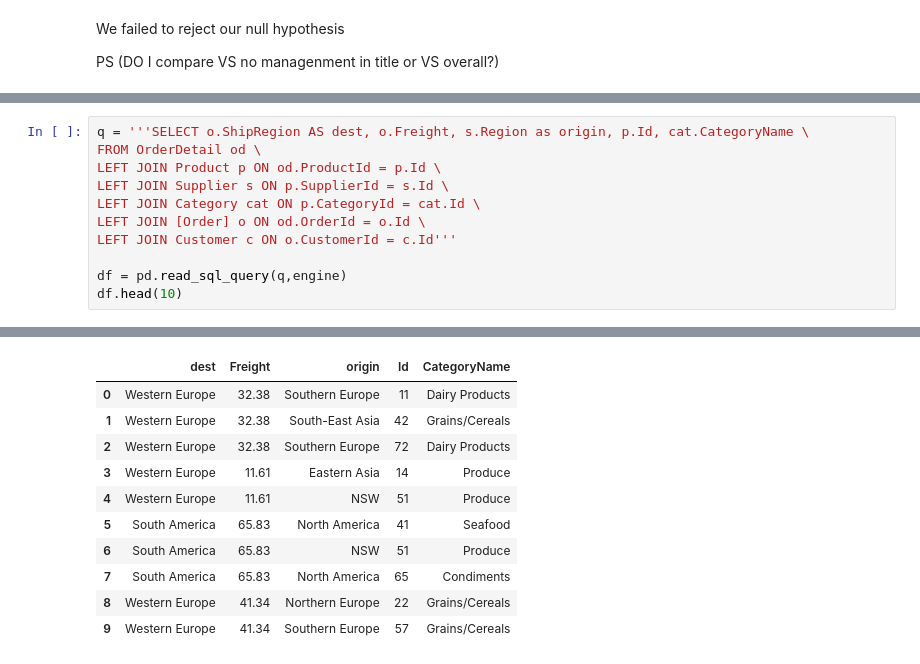
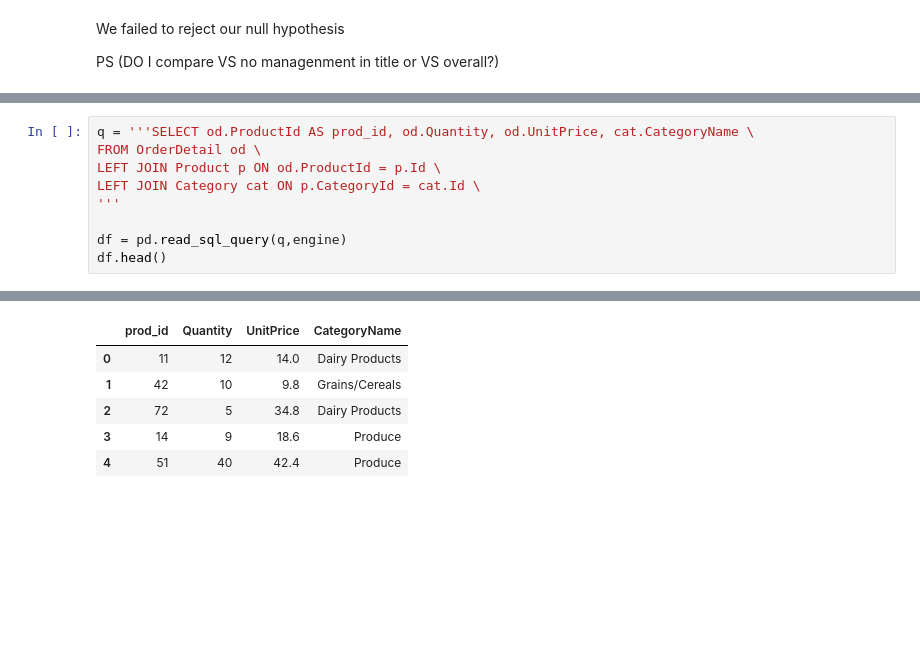
Before and after one commit to Socjon/dsc-2-final-project-online-ds-pt-100118, a Jupyter notebook: rough.ipynb, the cells around one changed output, grey strips where cells are left out. Drawn from its saved outputs; the diff is of its cells as text; blank space fills up the shorter version.

```diff
--- a/rough.ipynb
+++ b/rough.ipynb
@@ -910,12 +911,10 @@ ShipCountry     dtype: VARCHAR(8000)
 # %%
-q = '''SELECT o.ShipRegion AS dest, o.Freight, s.Region as origin, p.Id, cat.CategoryName \
+q = '''SELECT od.ProductId AS prod_id, od.Quantity, od.UnitPrice, cat.CategoryName \
 FROM OrderDetail od \
 LEFT JOIN Product p ON od.ProductId = p.Id \
-LEFT JOIN Supplier s ON p.SupplierId = s.Id \
 LEFT JOIN Category cat ON p.CategoryId = cat.Id \
-LEFT JOIN [Order] o ON od.OrderId = o.Id \
-LEFT JOIN Customer c ON o.CustomerId = c.Id'''
+'''
 
 df = pd.read_sql_query(q,engine)
-df.head(10)
+df.head()
 # %% [output]
@@ -924,11 +923,6 @@ df.head(10)
-|  | dest | Freight | origin | Id | CategoryName |
-| 0 | Western Europe | 32.38 | Southern Europe | 11 | Dairy Products |
-| 1 | Western Europe | 32.38 | South-East Asia | 42 | Grains/Cereals |
-| 2 | Western Europe | 32.38 | Southern Europe | 72 | Dairy Products |
-| 3 | Western Europe | 11.61 | Eastern Asia | 14 | Produce |
-| 4 | Western Europe | 11.61 | NSW | 51 | Produce |
-| 5 | South America | 65.83 | North America | 41 | Seafood |
-| 6 | South America | 65.83 | NSW | 51 | Produce |
-| 7 | South America | 65.83 | North America | 65 | Condiments |
-| 8 | Western Europe | 41.34 | Northern Europe | 22 | Grains/Cereals |
-| 9 | Western Europe | 41.34 | Southern Europe | 57 | Grains/Cereals |
+|  | prod_id | Quantity | UnitPrice | CategoryName |
+| 0 | 11 | 12 | 14.0 | Dairy Products |
+| 1 | 42 | 10 | 9.8 | Grains/Cereals |
+| 2 | 72 | 5 | 34.8 | Dairy Products |
+| 3 | 14 | 9 | 18.6 | Produce |
+| 4 | 51 | 40 | 42.4 | Produce |
```
Also changed, not shown: parts of 44 cells of this notebook.
